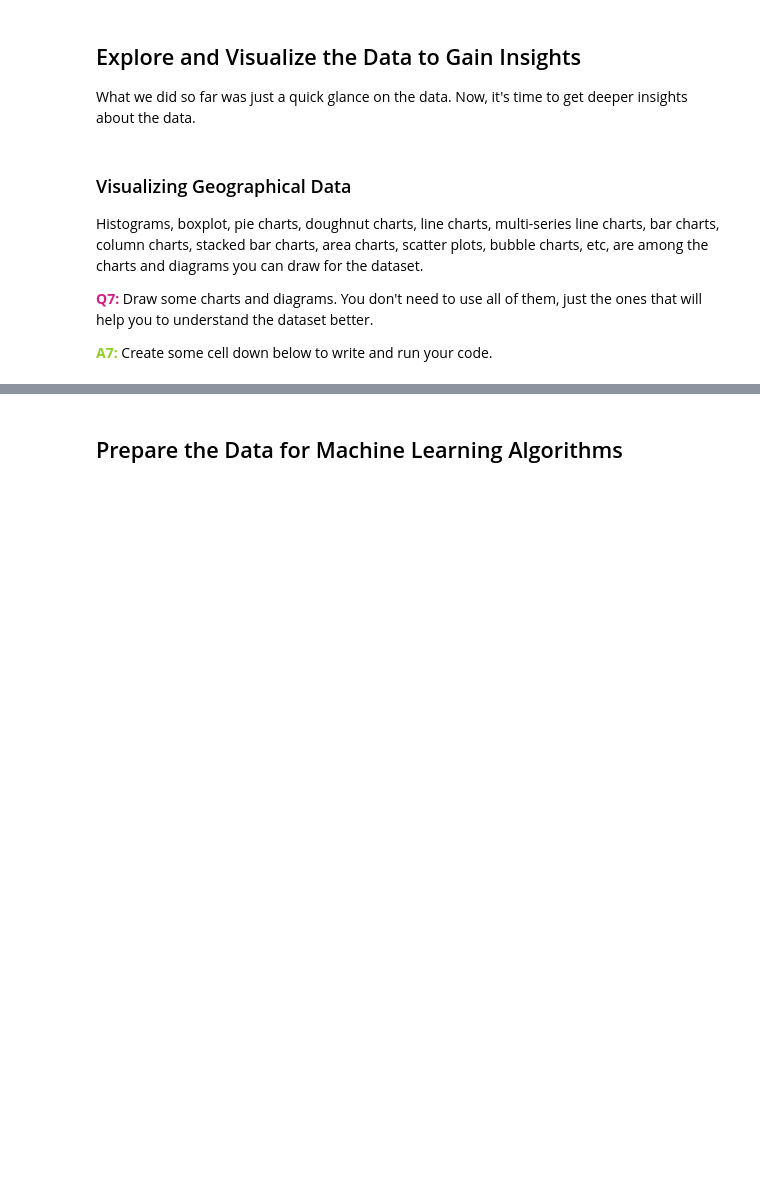
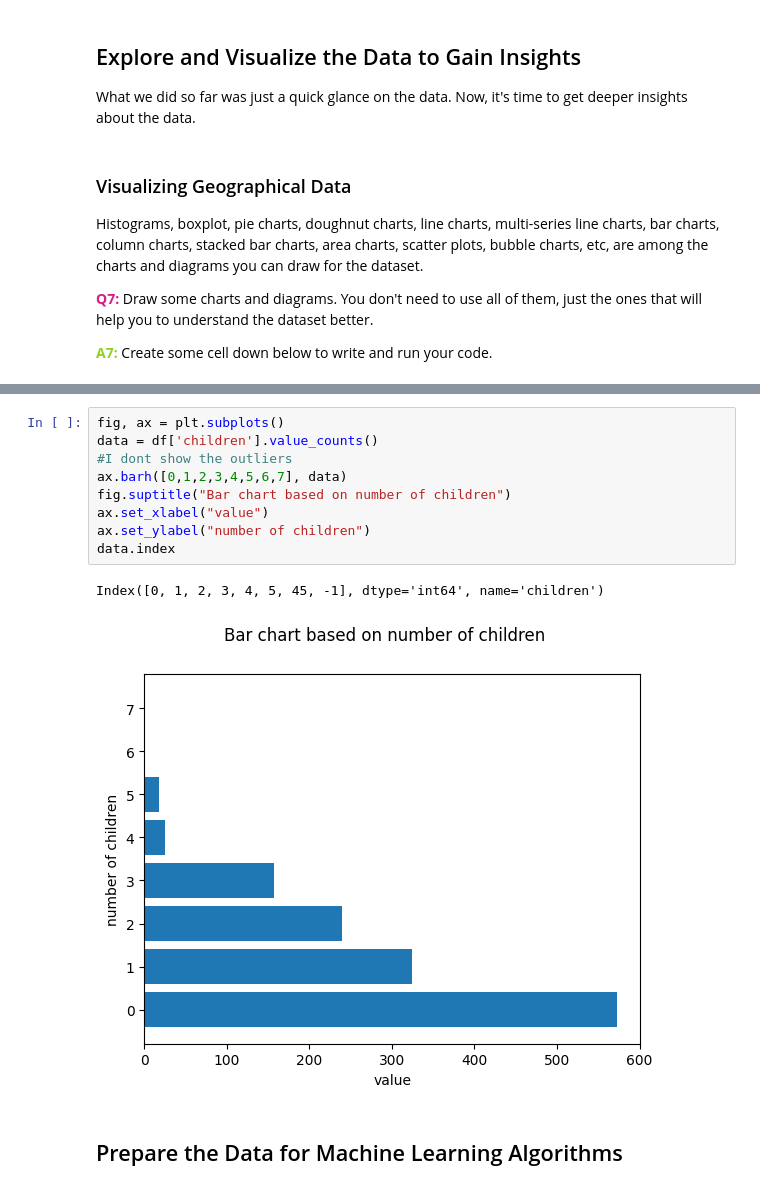
Before and after one commit to alizahedzadeh/Machine-Learning-Course, a Jupyter notebook: Homeworks/HW01/Machine_Learning_HW01.ipynb, the cells around one changed output, grey strips where cells are left out. Cells and saved outputs as stored; diff of their text form; blank space fills up the shorter version.

```diff
--- a/Homeworks/HW01/Machine_Learning_HW01.ipynb
+++ b/Homeworks/HW01/Machine_Learning_HW01.ipynb
@@ -150,3 +416,15 @@ Feature engineering involves creating new features by transforming, combining, o
+# %%
+fig, ax = plt.subplots()
+data = df['children'].value_counts()
+#I dont show the outliers
+ax.barh([0,1,2,3,4,5,6,7], data)
+fig.suptitle("Bar chart based on number of children")
+ax.set_xlabel("value")
+ax.set_ylabel("number of children")
+data.index
+# %% [output]
+Index([0, 1, 2, 3, 4, 5, 45, -1], dtype='int64', name='children')
+[figure, added]
 # %% [markdown]
 ## Prepare the Data for Machine Learning Algorithms
 # %% [markdown]
```
Also changed, not shown: parts of 177 cells of this notebook.
